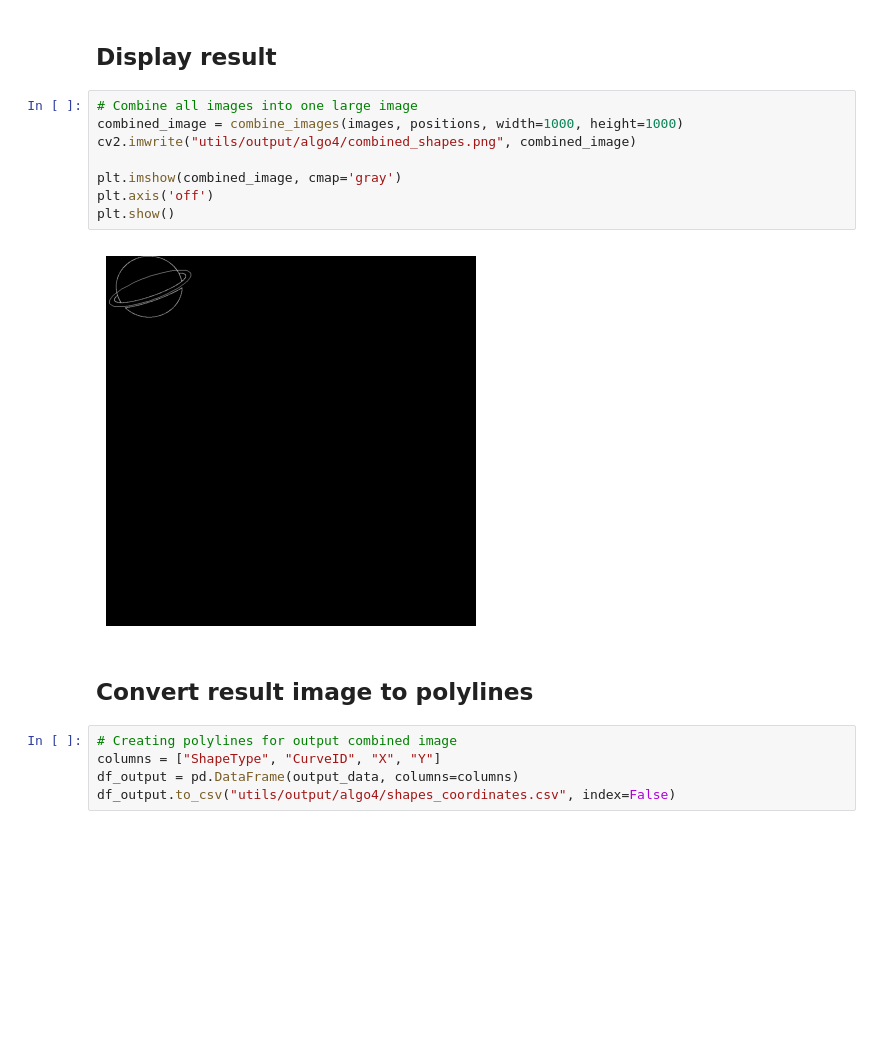
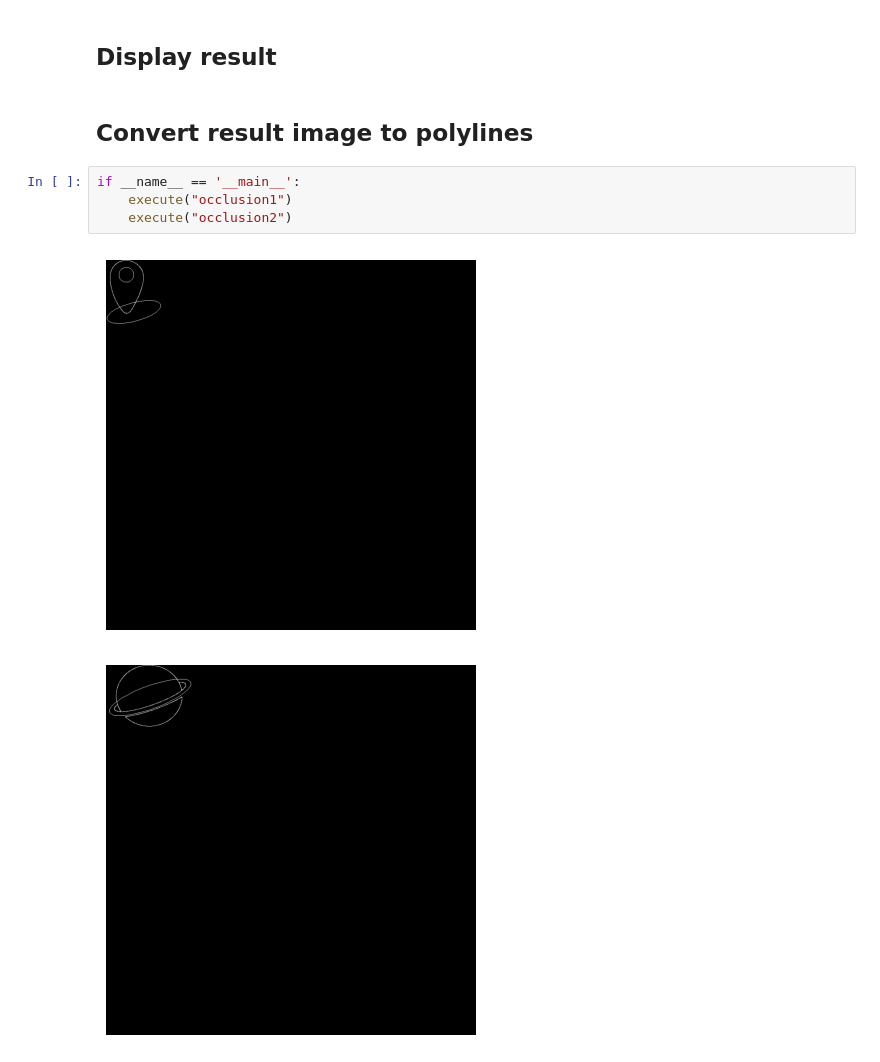
Before and after one commit to Jarviss77/Adobe-Gensolve, a Jupyter notebook: master_folder/algorithm_4.ipynb, the cells around one changed output. Saved outputs shown, nothing was run; the diff lists cells and outputs as text; blank space fills up the shorter version.

Commit message:
fix: algo4

```diff
--- a/master_folder/algorithm_4.ipynb
+++ b/master_folder/algorithm_4.ipynb
@@ -454,19 +467,11 @@ for curve_id, group in curves:
 # %% [markdown]
 ## Display result
-# %%
-# Combine all images into one large image
-combined_image = combine_images(images, positions, width=1000, height=1000)
-cv2.imwrite("utils/output/algo4/combined_shapes.png", combined_image)
-
-plt.imshow(combined_image, cmap='gray')
-plt.axis('off')
-plt.show()
-# %% [output]
-[figure, removed]
 # %% [markdown]
 ## Convert result image to polylines
-# %%
-# Creating polylines for output combined image
-columns = ["ShapeType", "CurveID", "X", "Y"]
-df_output = pd.DataFrame(output_data, columns=columns)
-df_output.to_csv("utils/output/algo4/shapes_coordinates.csv", index=False)
+# %%
+if __name__ == '__main__':
+    execute("occlusion1")
+    execute("occlusion2")
+# %% [output]
+[figure, added]
+[figure, added]
```
Also changed, not shown: parts of 1 cell of this notebook, 6 other files.
